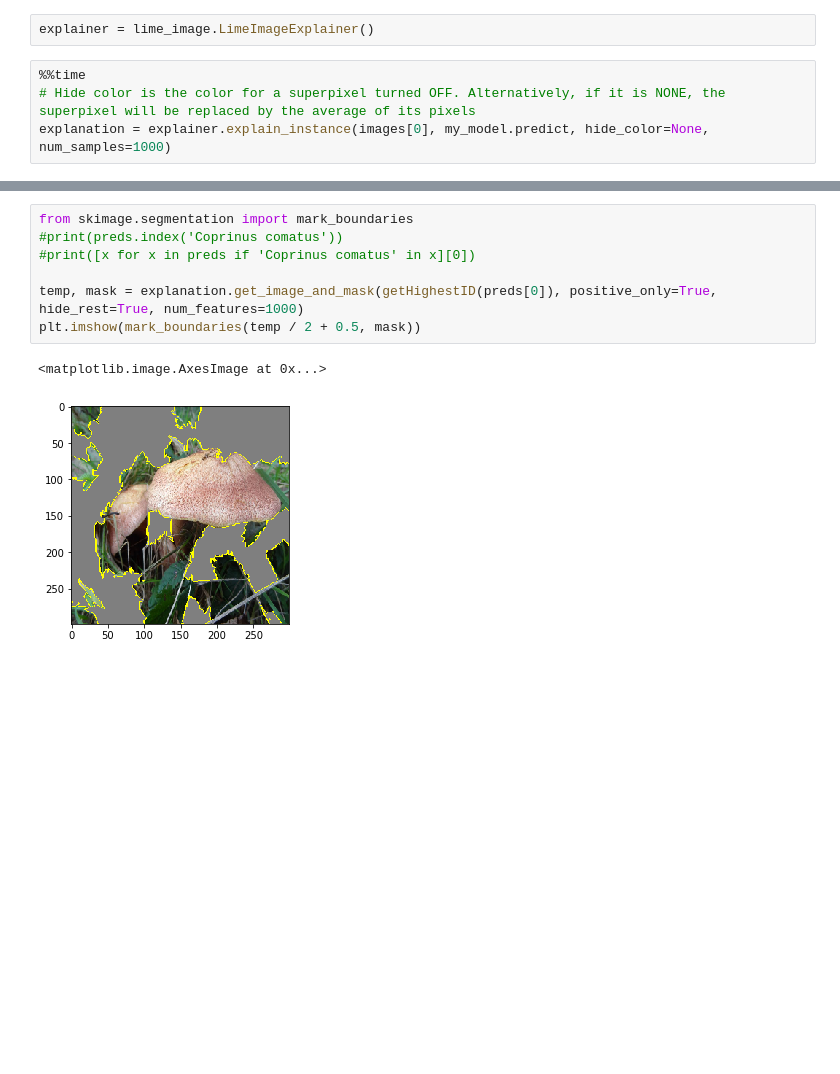
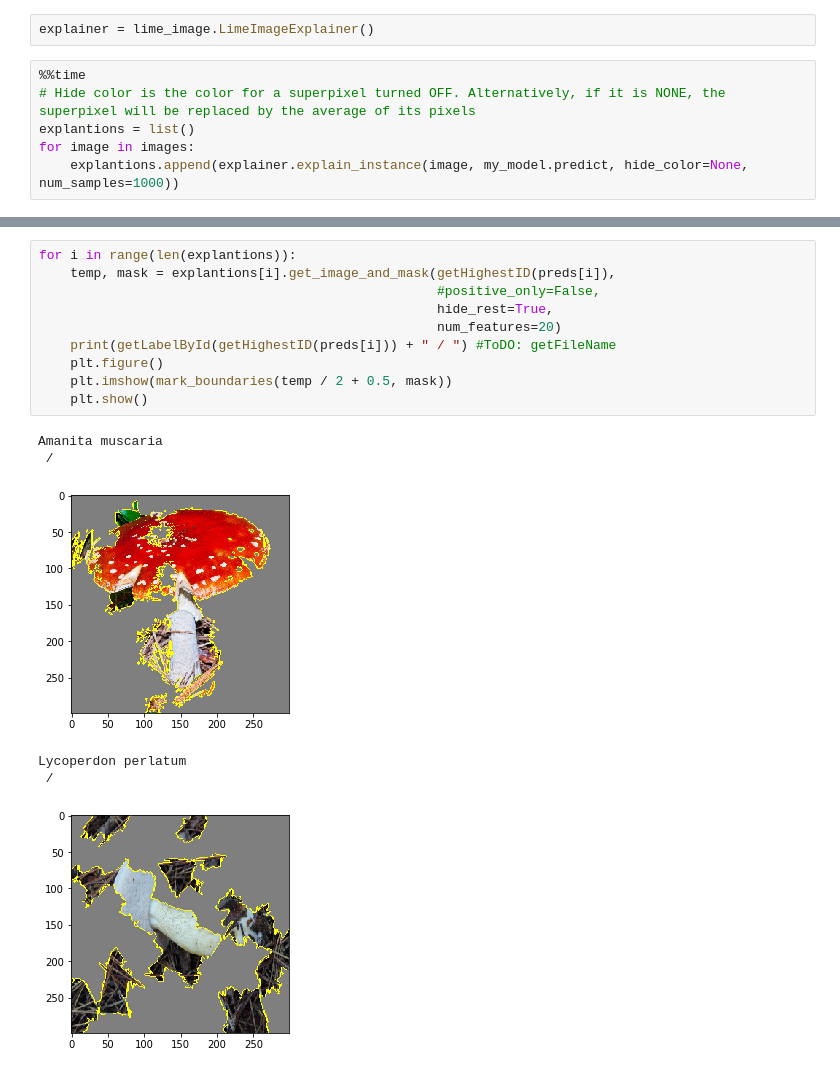
Before and after one commit to LudwigSchallner/limeandcnn, a Jupyter notebook: LIME.ipynb, the cells around one changed output, grey strips where cells are left out. Saved outputs shown, nothing was run; the diff lists cells and outputs as text; blank space fills up the shorter version.

```diff
--- a/LIME.ipynb
+++ b/LIME.ipynb
@@ -102,5 +113,7 @@ explainer = lime_image.LimeImageExplainer()
 # %%
 %%time
 # Hide color is the color for a superpixel turned OFF. Alternatively, if it is NONE, the superpixel will be replaced by the average of its pixels
-explanation = explainer.explain_instance(images[0], my_model.predict, hide_color=None, num_samples=1000)
+explantions = list()
+for image in images:
+    explantions.append(explainer.explain_instance(image, my_model.predict, hide_color=None, num_samples=1000))
 # %% [output]
@@ -109,10 +122,17 @@ Wall time: 13.4 s
-# %%
-from skimage.segmentation import mark_boundaries
-#print(preds.index('Coprinus comatus'))
-#print([x for x in preds if 'Coprinus comatus' in x][0])
-
-temp, mask = explanation.get_image_and_mask(getHighestID(preds[0]), positive_only=True, hide_rest=True, num_features=1000)
-plt.imshow(mark_boundaries(temp / 2 + 0.5, mask))
-# %% [output]
-<matplotlib.image.AxesImage at 0x...>
-[figure, removed]
+# %%
+for i in range(len(explantions)):
+    temp, mask = explantions[i].get_image_and_mask(getHighestID(preds[i]),
+                                                   #positive_only=False,
+                                                   hide_rest=True,
+                                                   num_features=20)
+    print(getLabelById(getHighestID(preds[i])) + " / ") #ToDO: getFileName
+    plt.figure()
+    plt.imshow(mark_boundaries(temp / 2 + 0.5, mask))
+    plt.show()
+# %% [output]
+Amanita muscaria
+ /
+[figure, added]
+Lycoperdon perlatum
+ /
+[figure, added]
```
Also changed, not shown: parts of 8 cells of this notebook, 2 other files.
